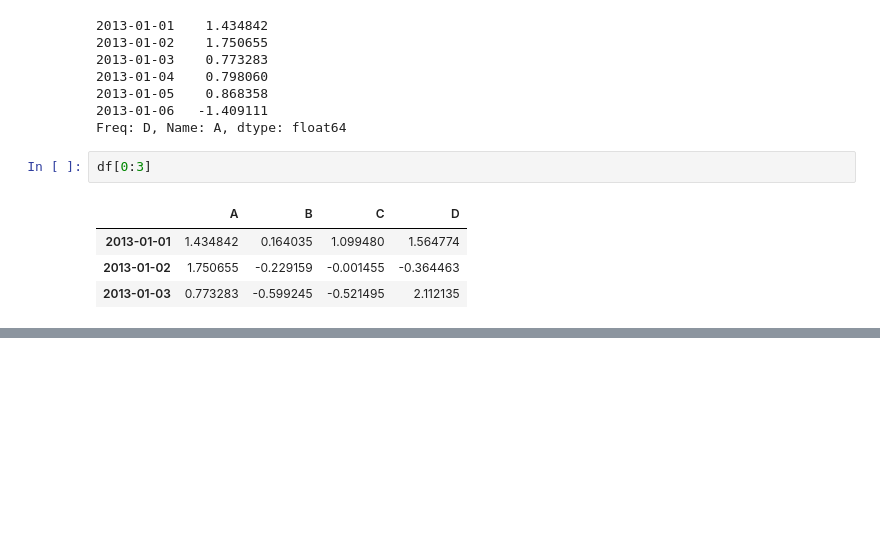
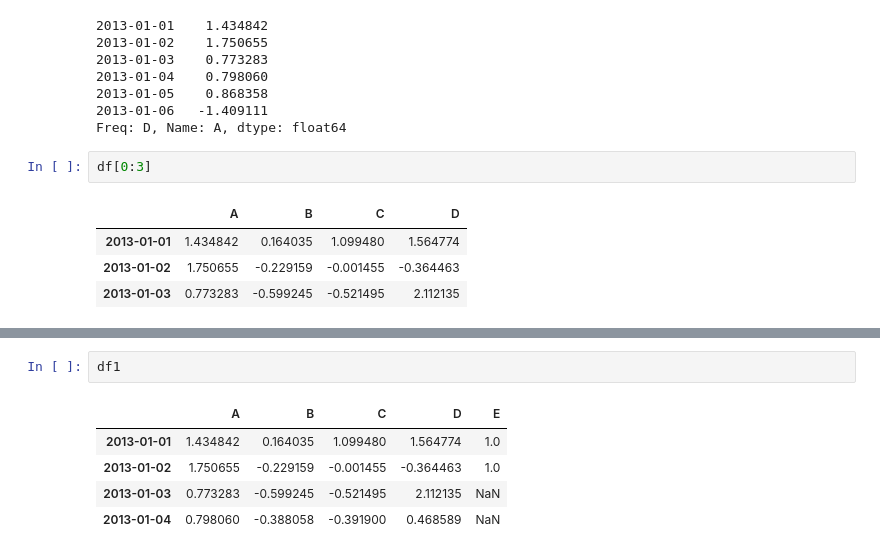
Before and after one commit to rohan-varma/ml-algorithms, a Jupyter notebook: data_libraries/learning_pandas/10 Minutes to Pandas.ipynb, the cells around one changed output, grey strips where cells are left out. Drawn from its saved outputs; the diff is of its cells as text; blank space fills up the shorter version.

```diff
--- a/data_libraries/learning_pandas/10 Minutes to Pandas.ipynb
+++ b/data_libraries/learning_pandas/10 Minutes to Pandas.ipynb
@@ -127,0 +187,8 @@ df[0:3]
+# %%
+df1
+# %% [output]
+|  | A | B | C | D | E |
+| 2013-01-01 | 1.434842 | 0.164035 | 1.099480 | 1.564774 | 1.0 |
+| 2013-01-02 | 1.750655 | -0.229159 | -0.001455 | -0.364463 | 1.0 |
+| 2013-01-03 | 0.773283 | -0.599245 | -0.521495 | 2.112135 | NaN |
+| 2013-01-04 | 0.798060 | -0.388058 | -0.391900 | 0.468589 | NaN |
```
Also changed, not shown: parts of 13 cells of this notebook, 8 other files.
